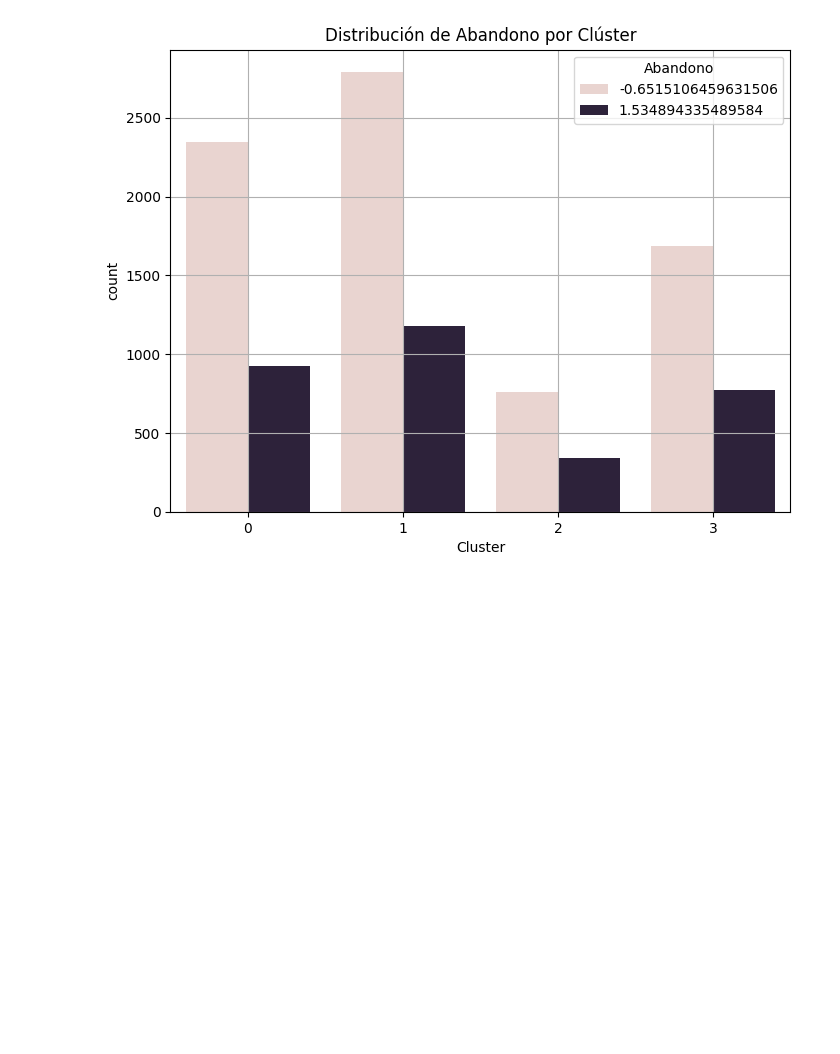
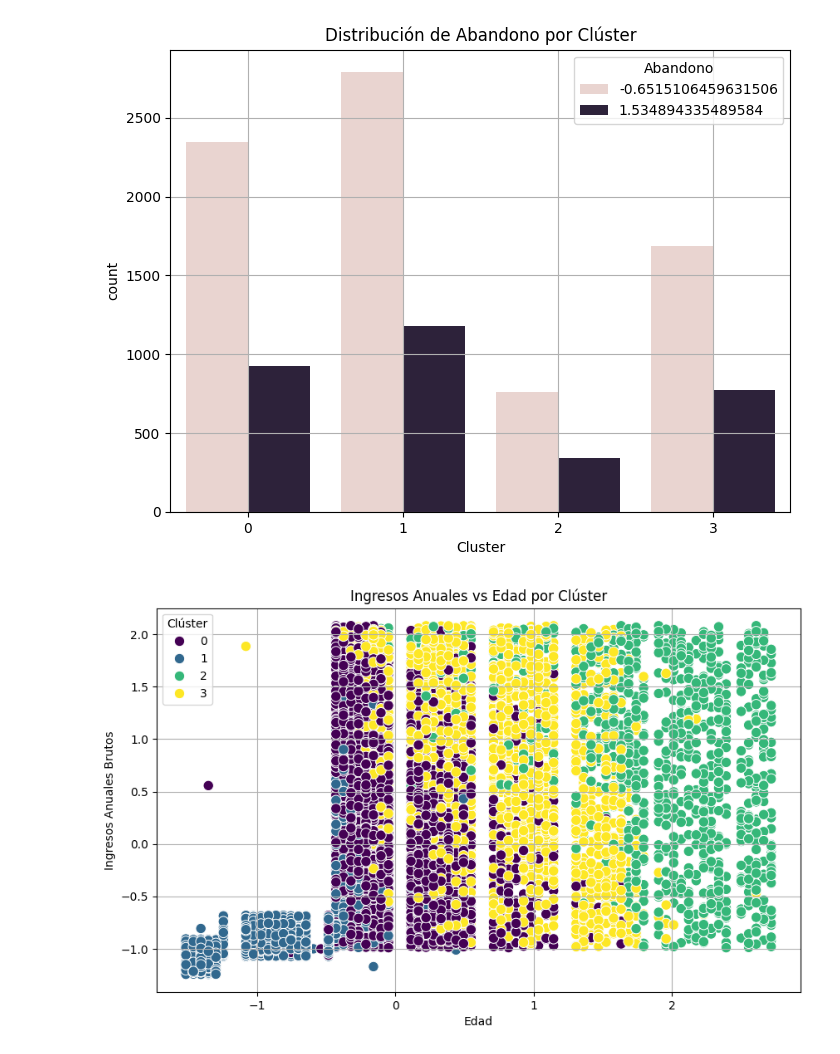
Before and after one commit to seerraa16/Caso02-PCA-y-Clustering, a Jupyter notebook: pca.ipynb, the cells around one changed output. Saved outputs shown, nothing was run; the diff lists cells and outputs as text; code cells hidden in the pictures; blank space fills up the shorter version.

```diff
--- a/pca.ipynb
+++ b/pca.ipynb
@@ -417,3 +400,14 @@ plt.grid(True)
 plt.show()
 # %% [output]
 [figure]
+# %%
+plt.figure(figsize=(10, 6))
+sns.scatterplot(data=df, x='Edad', y='Ingresos_anuales_brutos', hue='Cluster', palette='viridis', s=80)
+plt.title('Ingresos Anuales vs Edad por Clúster')
+plt.xlabel('Edad')
+plt.ylabel('Ingresos Anuales Brutos')
+plt.grid(True)
+plt.legend(title='Clúster')
+plt.show()
+# %% [output]
+[figure, added]
```
Also changed, not shown: parts of 2 cells of this notebook.
